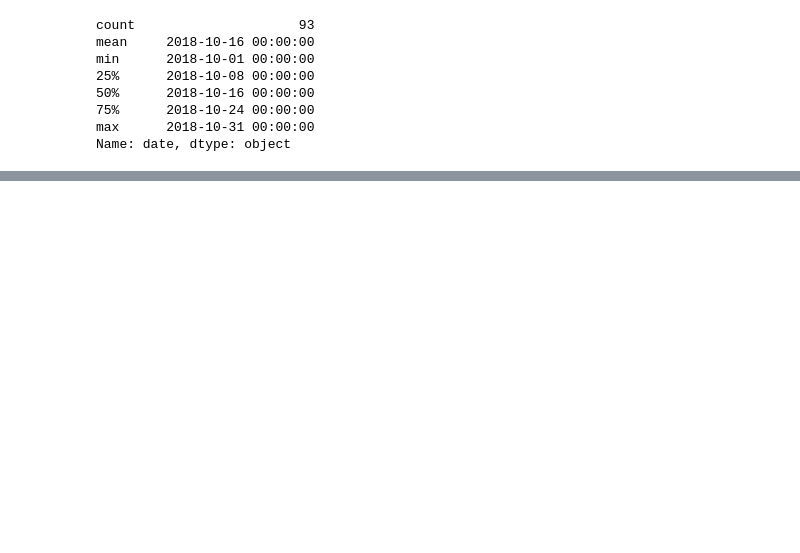
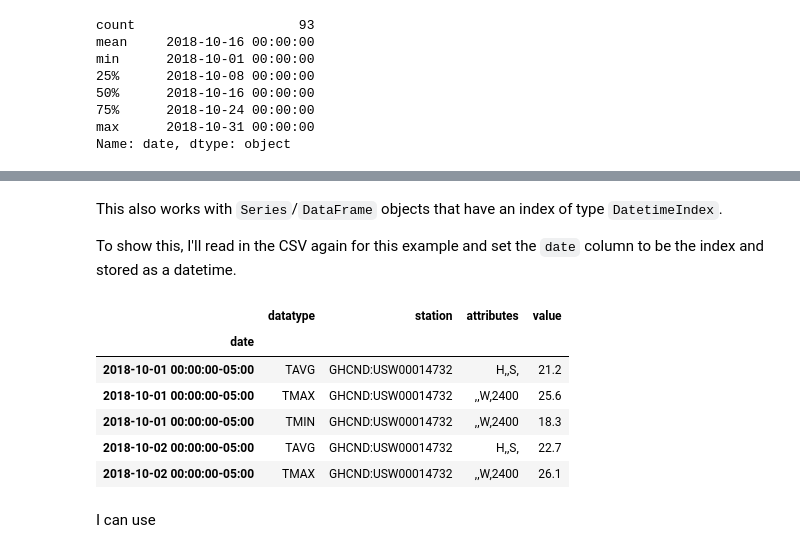
Before and after one commit to hestrang1993/Hands-On-Data-Analysis-with-Pandas-2nd-edition, a Jupyter notebook: ch_03/my_ch_03_work.ipynb, the cells around one changed output, grey strips where cells are left out. Saved outputs shown, nothing was run; the diff lists cells and outputs as text; code cells hidden in the pictures; blank space fills up the shorter version.

Commit message:
feat(my_ch_03_work.ipynb): add DatetimeIndex
Learn how create DatetimeIndex.

Read CSV file & set date as index.

Harrison Strang

```diff
--- a/ch_03/my_ch_03_work.ipynb
+++ b/ch_03/my_ch_03_work.ipynb
@@ -1135,0 +1188,38 @@ I can also create a ``DatetimeIndex`` that will make it easy to manipulate the d
+# %% [markdown]
+This also works with `Series`/`DataFrame` objects that have an index of type `DatetimeIndex`.
+
+To show this, I'll read in the CSV again for this example and set the `date` column to be the index and stored as a datetime.
+# %%
+# Variables to load in the CSV again and to set the date column to the index
+date_header = 'date'
+"""
+str: The header for the date column.
+"""
+
+# Load the CSV and set the date column to the index
+eastern_datetimeindex = pd.read_csv(
+    laguardia_relative_file_path,
+    index_col = date_header,
+    parse_dates = True
+)
+"""
+pandas.core.frame.DataFrame: The DataFrame that contain temperatures at LaGuardia Airport during October, 2018.
+
+Here, the date column will be used as the index for the data.
+"""
+
+# Convert the dates to Eastern Standard Time (EST)
+eastern_datetimeindex = eastern_datetimeindex.tz_localize(time_zone_string)
+
+# Show the first 5 rows
+eastern_datetimeindex.head()
+# %% [output]
+|  | datatype | station | attributes | value |
+| date |  |  |  |  |
+| 2018-10-01 00:00:00-05:00 | TAVG | GHCND:USW00014732 | H,,S, | 21.2 |
+| 2018-10-01 00:00:00-05:00 | TMAX | GHCND:USW00014732 | ,,W,2400 | 25.6 |
+| 2018-10-01 00:00:00-05:00 | TMIN | GHCND:USW00014732 | ,,W,2400 | 18.3 |
+| 2018-10-02 00:00:00-05:00 | TAVG | GHCND:USW00014732 | H,,S, | 22.7 |
+| 2018-10-02 00:00:00-05:00 | TMAX | GHCND:USW00014732 | ,,W,2400 | 26.1 |
+# %% [markdown]
+I can use
```
Also changed, not shown: parts of 5 cells of this notebook, 2 other files.
